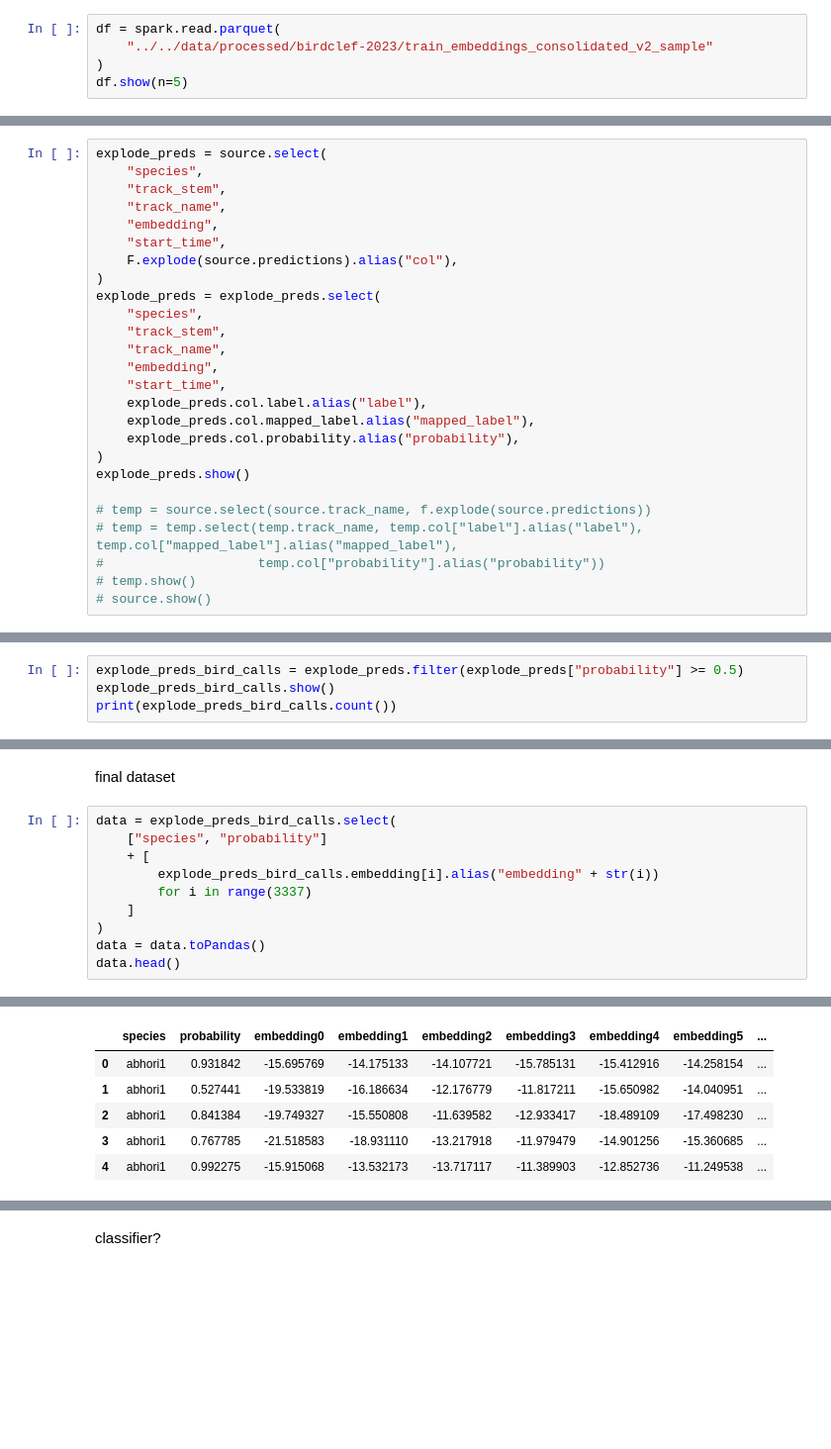
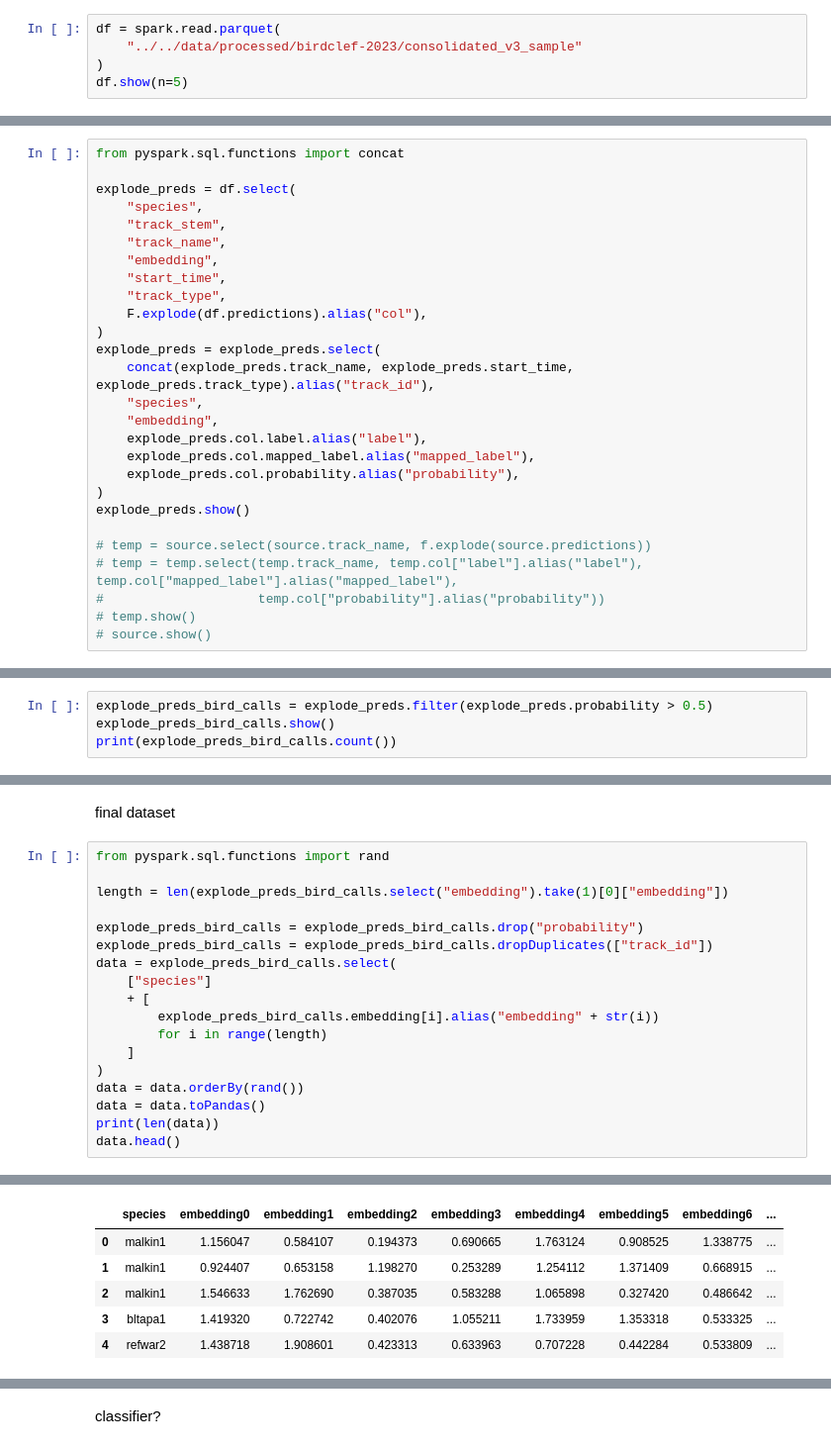
Before and after one commit to dsgt-birdclef/birdclef-2023, a Jupyter notebook: notebooks/nzh-20230417-00-embeddings-classifier.ipynb, the cells around one changed output, grey strips where cells are left out. Shown at 99% size. Drawn from its saved outputs; the diff is of its cells as text; blank space fills up the shorter version.

```diff
--- a/notebooks/nzh-20230417-00-embeddings-classifier.ipynb
+++ b/notebooks/nzh-20230417-00-embeddings-classifier.ipynb
@@ -10,6 +10,6 @@ To adjust logging level use sc.setLogLevel(newLevel). For SparkR, use setLogLeve
 # %%
 df = spark.read.parquet(
-    "../../data/processed/birdclef-2023/train_embeddings_consolidated_v2_sample"
+    "../../data/processed/birdclef-2023/consolidated_v3_sample"
 )
 df.show(n=5)
 # %% [output]
@@ -67,18 +78,19 @@ Row(track_name='abhori1/XC641917.mp3')
 # %%
-explode_preds = source.select(
+from pyspark.sql.functions import concat
+
+explode_preds = df.select(
     "species",
     "track_stem",
     "track_name",
     "embedding",
     "start_time",
-    F.explode(source.predictions).alias("col"),
+    "track_type",
+    F.explode(df.predictions).alias("col"),
 )
 explode_preds = explode_preds.select(
+    concat(explode_preds.track_name, explode_preds.start_time, explode_preds.track_type).alias("track_id"),
     "species",
-    "track_stem",
-    "track_name",
     "embedding",
-    "start_time",
     explode_preds.col.label.alias("label"),
     explode_preds.col.mapped_label.alias("mapped_label"),
     explode_preds.col.probability.alias("probability"),
@@ -136,7 +146,7 @@ plt.show()
 # %% [markdown]
 Taking species with prob > 0.5
 # %%
-explode_preds_bird_calls = explode_preds.filter(explode_preds["probability"] >= 0.5)
+explode_preds_bird_calls = explode_preds.filter(explode_preds.probability > 0.5)
 explode_preds_bird_calls.show()
 print(explode_preds_bird_calls.count())
 # %% [output]
@@ -171,13 +181,21 @@ plt.show()
 # %% [markdown]
 final dataset
 # %%
+from pyspark.sql.functions import rand
+
+length = len(explode_preds_bird_calls.select("embedding").take(1)[0]["embedding"])
+
+explode_preds_bird_calls = explode_preds_bird_calls.drop("probability")
+explode_preds_bird_calls = explode_preds_bird_calls.dropDuplicates(["track_id"])
 data = explode_preds_bird_calls.select(
-    ["species", "probability"]
+    ["species"]
     + [
         explode_preds_bird_calls.embedding[i].alias("embedding" + str(i))
-        for i in range(3337)
+        for i in range(length)
     ]
 )
+data = data.orderBy(rand())
 data = data.toPandas()
+print(len(data))
 data.head()
 # %% [output]
@@ -185,6 +203,6 @@ data.head()
-|  | species | probability | embedding0 | embedding1 | embedding2 | embedding3 | embedding4 | embedding5 | ... |
-| 0 | abhori1 | 0.931842 | -15.695769 | -14.175133 | -14.107721 | -15.785131 | -15.412916 | -14.258154 | ... |
-| 1 | abhori1 | 0.527441 | -19.533819 | -16.186634 | -12.176779 | -11.817211 | -15.650982 | -14.040951 | ... |
-| 2 | abhori1 | 0.841384 | -19.749327 | -15.550808 | -11.639582 | -12.933417 | -18.489109 | -17.498230 | ... |
-| 3 | abhori1 | 0.767785 | -21.518583 | -18.931110 | -13.217918 | -11.979479 | -14.901256 | -15.360685 | ... |
-| 4 | abhori1 | 0.992275 | -15.915068 | -13.532173 | -13.717117 | -11.389903 | -12.852736 | -11.249538 | ... |
+|  | species | embedding0 | embedding1 | embedding2 | embedding3 | embedding4 | embedding5 | embedding6 | ... |
+| 0 | malkin1 | 1.156047 | 0.584107 | 0.194373 | 0.690665 | 1.763124 | 0.908525 | 1.338775 | ... |
+| 1 | malkin1 | 0.924407 | 0.653158 | 1.198270 | 0.253289 | 1.254112 | 1.371409 | 0.668915 | ... |
+| 2 | malkin1 | 1.546633 | 1.762690 | 0.387035 | 0.583288 | 1.065898 | 0.327420 | 0.486642 | ... |
+| 3 | bltapa1 | 1.419320 | 0.722742 | 0.402076 | 1.055211 | 1.733959 | 1.353318 | 0.533325 | ... |
+| 4 | refwar2 | 1.438718 | 1.908601 | 0.423313 | 0.633963 | 0.707228 | 0.442284 | 0.533809 | ... |
```
Also changed, not shown: parts of 19 cells of this notebook, 3 other files.
